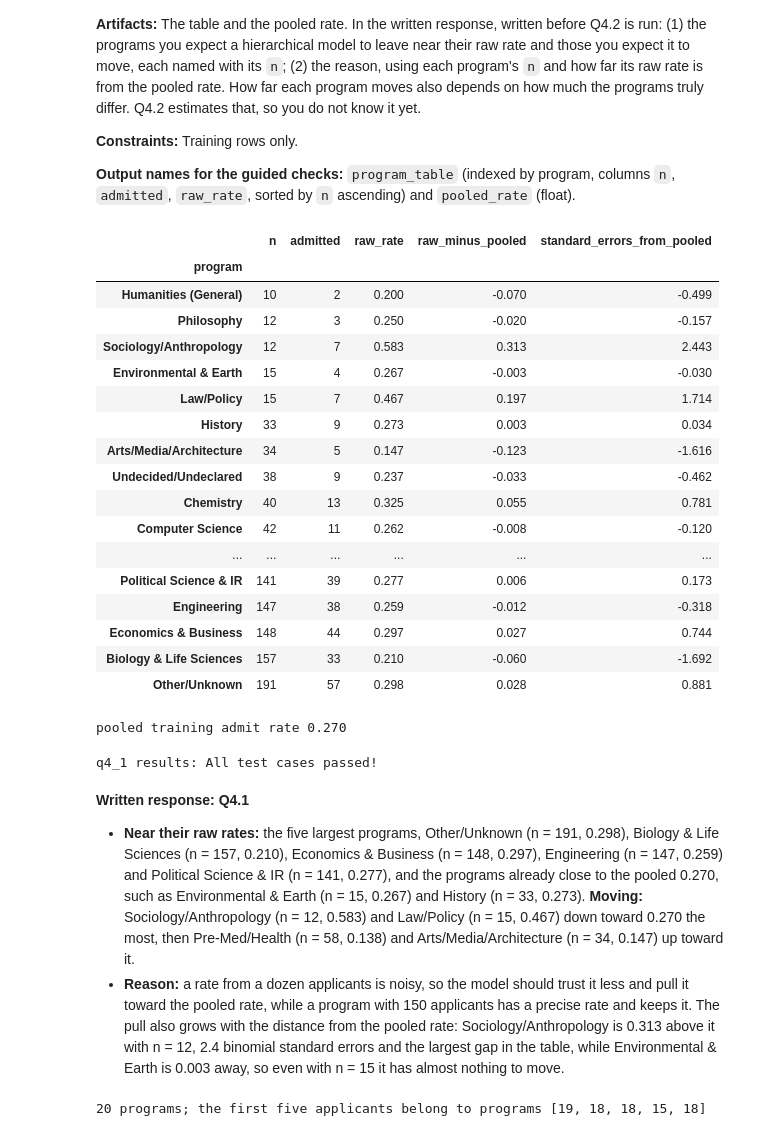
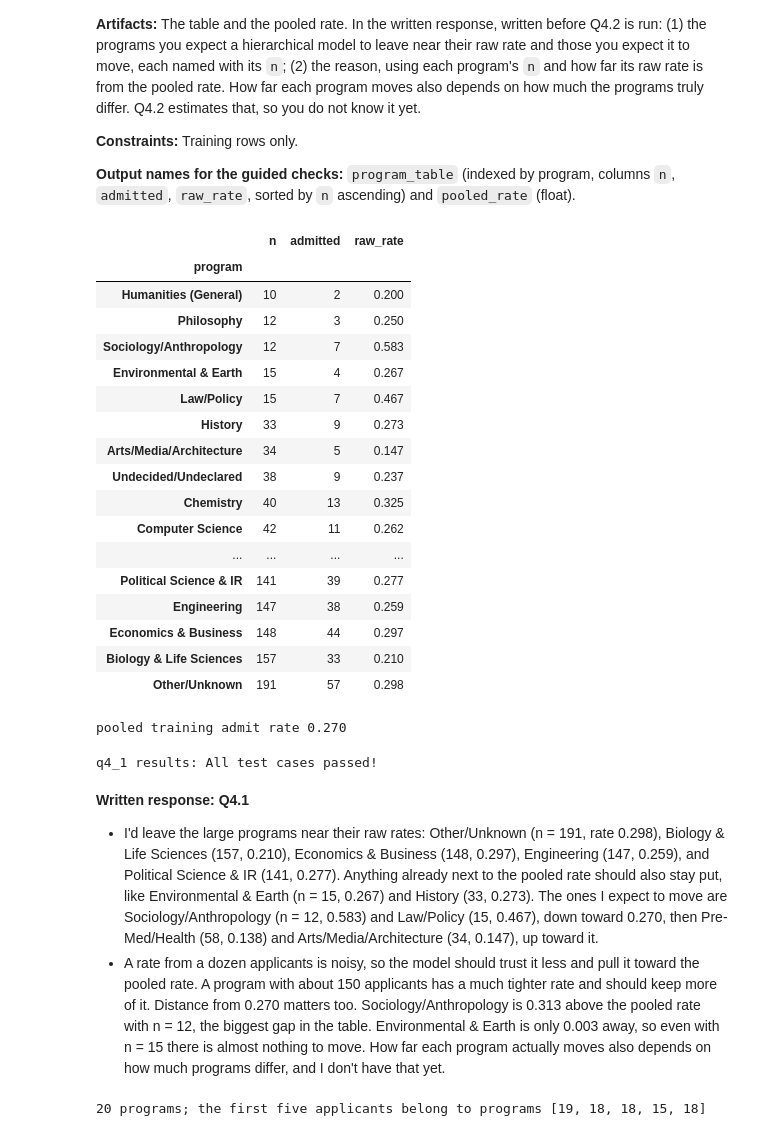
Before and after one commit to qqgjyx/AC-209A, a Jupyter notebook: homeworks/cs1090a_hw4/cs1090a_hw4.ipynb, the cells around one changed output. Saved outputs shown, nothing was run; the diff lists cells and outputs as text; code cells hidden in the pictures.

```diff
--- a/homeworks/cs1090a_hw4/cs1090a_hw4.ipynb
+++ b/homeworks/cs1090a_hw4/cs1090a_hw4.ipynb
@@ -1005,34 +984,30 @@ Before fitting the model, write down what you expect it to do. Q4.3 asks you to
 # %%
 # Q4.1: each program's training applicants, admissions and raw admit rate, smallest program first.
 program_table = (train_df.groupby("program")["admitted"].agg(n="size", admitted="sum")
                  .assign(raw_rate=lambda t: t["admitted"] / t["n"])
                  .sort_values("n", kind="stable"))
 pooled_rate = float(y_train.mean())
-# How far each raw rate is from the pooled rate, in binomial standard errors at the pooled rate.
-standard_errors = np.sqrt(pooled_rate * (1 - pooled_rate) / program_table["n"])
-display(program_table.assign(raw_minus_pooled=program_table["raw_rate"] - pooled_rate,
-                             standard_errors_from_pooled=(program_table["raw_rate"] - pooled_rate) / standard_errors)
-        .round(3))
+display(program_table.round(3))
 print(f"pooled training admit rate {pooled_rate:.3f}")
 # %% [output]
-|  | n | admitted | raw_rate | raw_minus_pooled | standard_errors_from_pooled |
-| program |  |  |  |  |  |
-| Humanities (General) | 10 | 2 | 0.200 | -0.070 | -0.499 |
-| Philosophy | 12 | 3 | 0.250 | -0.020 | -0.157 |
-| Sociology/Anthropology | 12 | 7 | 0.583 | 0.313 | 2.443 |
-| Environmental & Earth | 15 | 4 | 0.267 | -0.003 | -0.030 |
-| Law/Policy | 15 | 7 | 0.467 | 0.197 | 1.714 |
-| History | 33 | 9 | 0.273 | 0.003 | 0.034 |
-| Arts/Media/Architecture | 34 | 5 | 0.147 | -0.123 | -1.616 |
-| Undecided/Undeclared | 38 | 9 | 0.237 | -0.033 | -0.462 |
-| Chemistry | 40 | 13 | 0.325 | 0.055 | 0.781 |
-| Computer Science | 42 | 11 | 0.262 | -0.008 | -0.120 |
-| ... | ... | ... | ... | ... | ... |
-| Political Science & IR | 141 | 39 | 0.277 | 0.006 | 0.173 |
-| Engineering | 147 | 38 | 0.259 | -0.012 | -0.318 |
-| Economics & Business | 148 | 44 | 0.297 | 0.027 | 0.744 |
-| Biology & Life Sciences | 157 | 33 | 0.210 | -0.060 | -1.692 |
-| Other/Unknown | 191 | 57 | 0.298 | 0.028 | 0.881 |
+|  | n | admitted | raw_rate |
+| program |  |  |  |
+| Humanities (General) | 10 | 2 | 0.200 |
+| Philosophy | 12 | 3 | 0.250 |
+| Sociology/Anthropology | 12 | 7 | 0.583 |
+| Environmental & Earth | 15 | 4 | 0.267 |
+| Law/Policy | 15 | 7 | 0.467 |
+| History | 33 | 9 | 0.273 |
+| Arts/Media/Architecture | 34 | 5 | 0.147 |
+| Undecided/Undeclared | 38 | 9 | 0.237 |
+| Chemistry | 40 | 13 | 0.325 |
+| Computer Science | 42 | 11 | 0.262 |
+| ... | ... | ... | ... |
+| Political Science & IR | 141 | 39 | 0.277 |
+| Engineering | 147 | 38 | 0.259 |
+| Economics & Business | 148 | 44 | 0.297 |
+| Biology & Life Sciences | 157 | 33 | 0.210 |
+| Other/Unknown | 191 | 57 | 0.298 |
 pooled training admit rate 0.270
 # %%
 grader.check("q4_1")
@@ -1041,8 +1016,8 @@ q4_1 results: All test cases passed!
 # %% [markdown]
 **Written response: Q4.1**
 
-- **Near their raw rates:** the five largest programs, Other/Unknown (n = 191, 0.298), Biology & Life Sciences (n = 157, 0.210), Economics & Business (n = 148, 0.297), Engineering (n = 147, 0.259) and Political Science & IR (n = 141, 0.277), and the programs already close to the pooled 0.270, such as Environmental & Earth (n = 15, 0.267) and History (n = 33, 0.273). **Moving:** Sociology/Anthropology (n = 12, 0.583) and Law/Policy (n = 15, 0.467) down toward 0.270 the most, then Pre-Med/Health (n = 58, 0.138) and Arts/Media/Architecture (n = 34, 0.147) up toward it.
-- **Reason:** a rate from a dozen applicants is noisy, so the model should trust it less and pull it toward the pooled rate, while a program with 150 applicants has a precise rate and keeps it. The pull also grows with the distance from the pooled rate: Sociology/Anthropology is 0.313 above it with n = 12, 2.4 binomial standard errors and the largest gap in the table, while Environmental & Earth is 0.003 away, so even with n = 15 it has almost nothing to move.
+- I'd leave the large programs near their raw rates: Other/Unknown (n = 191, rate 0.298), Biology & Life Sciences (157, 0.210), Economics & Business (148, 0.297), Engineering (147, 0.259), and Political Science & IR (141, 0.277). Anything already next to the pooled rate should also stay put, like Environmental & Earth (n = 15, 0.267) and History (33, 0.273). The ones I expect to move are Sociology/Anthropology (n = 12, 0.583) and Law/Policy (15, 0.467), down toward 0.270, then Pre-Med/Health (58, 0.138) and Arts/Media/Architecture (34, 0.147), up toward it.
+- A rate from a dozen applicants is noisy, so the model should trust it less and pull it toward the pooled rate. A program with about 150 applicants has a much tighter rate and should keep more of it. Distance from 0.270 matters too. Sociology/Anthropology is 0.313 above the pooled rate with n = 12, the biggest gap in the table. Environmental & Earth is only 0.003 away, so even with n = 15 there is almost nothing to move. How far each program actually moves also depends on how much programs differ, and I don't have that yet.
 # %%
 # Supplied: each training applicant's program as an integer code 0..19, in program_table's order.
 program_codes = pd.Categorical(train_df["program"], categories=program_table.index)
```
Also changed, not shown: parts of 30 cells of this notebook, 1 other file.
